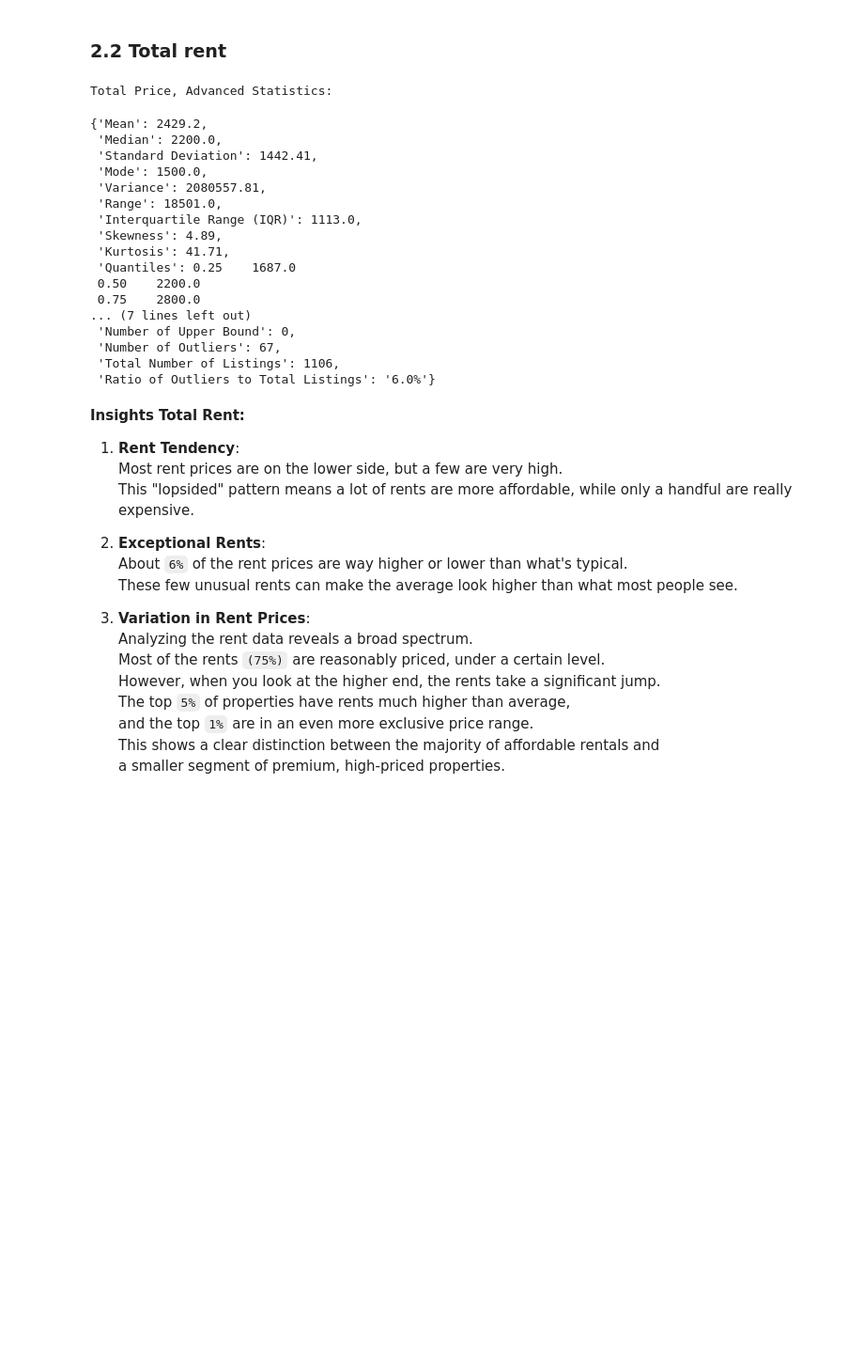
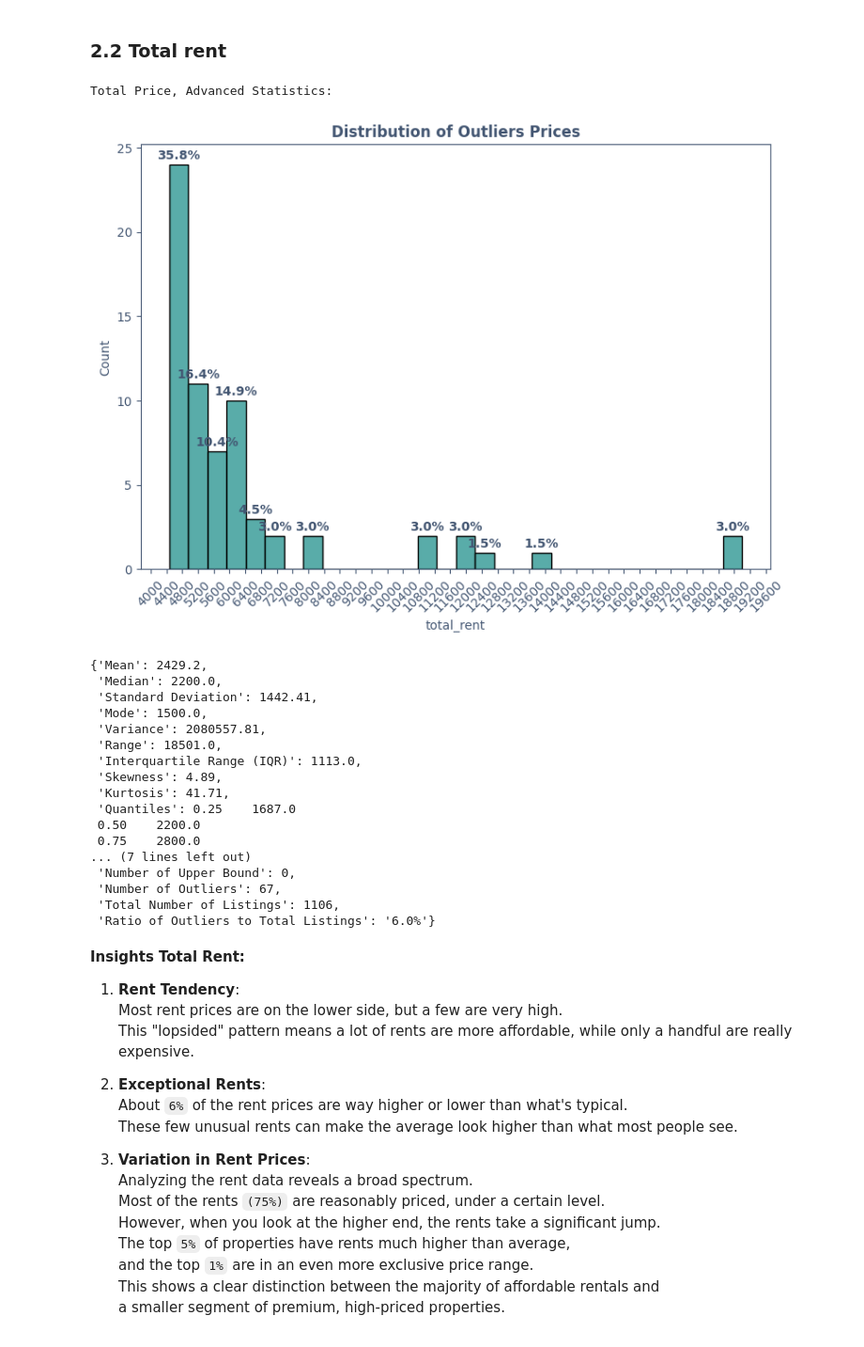
Before and after one commit to Luk-kar/Home-Market-Harvester, a Jupyter notebook: notebooks/003_EDA.ipynb, the cells around one changed output. Shown at 94% size. Drawn from its saved outputs; the diff is of its cells as text; code cells hidden in the pictures; blank space fills up the shorter version.

```diff
--- a/notebooks/003_EDA.ipynb
+++ b/notebooks/003_EDA.ipynb
@@ -353,33 +406,36 @@ def advanced_statistical_analysis(df: pd.DataFrame = combined_df):
     outliers_upper = price_data[(price_data >= upper_bound)].count()
     outliers_lower = price_data[(price_data <= lower_bound)].count()
     outlier_total = outliers_upper + outliers_lower
+    outlier_data = price_data[(price_data <= lower_bound) | (price_data >= upper_bound)]
 
     advanced_statistics = {
         "Mean": mean_price.round(2),
         "Median": median_price,
         "Standard Deviation": std_dev_price.round(2),
         "Mode": mode_price,
         "Variance": variance_price.round(2),
         "Range": range_price,
         "Interquartile Range (IQR)": iqr_price,
         "Skewness": skewness_price.round(2),
         "Kurtosis": kurtosis_price.round(2),
         "Quantiles": quantiles_price,
         "Outlier Lower Bound": lower_bound,
         "Outlier Upper Bound": upper_bound,
         "Number of Lower Bound": outliers_upper,
         "Number of Upper Bound": outliers_lower,
         "Number of Outliers": outlier_total,
         "Total Number of Listings": price_data.count(),
         "Ratio of Outliers to Total Listings": str((outlier_total / price_data.count()).round(2) * 100)+ "%",
     }
 
     print("Total Price, Advanced Statistics:")
+    plot_distribution(outlier_data, 'Distribution of Outliers Prices', False, 30, 40, True)
     return advanced_statistics
 
 advanced_statistical_analysis(combined_df)
 # %% [output]
 Total Price, Advanced Statistics:
+[figure, added]
 {'Mean': 2429.2,
  'Median': 2200.0,
  'Standard Deviation': 1442.41,
```
Also changed, not shown: parts of 4 cells of this notebook, 2 other files.
